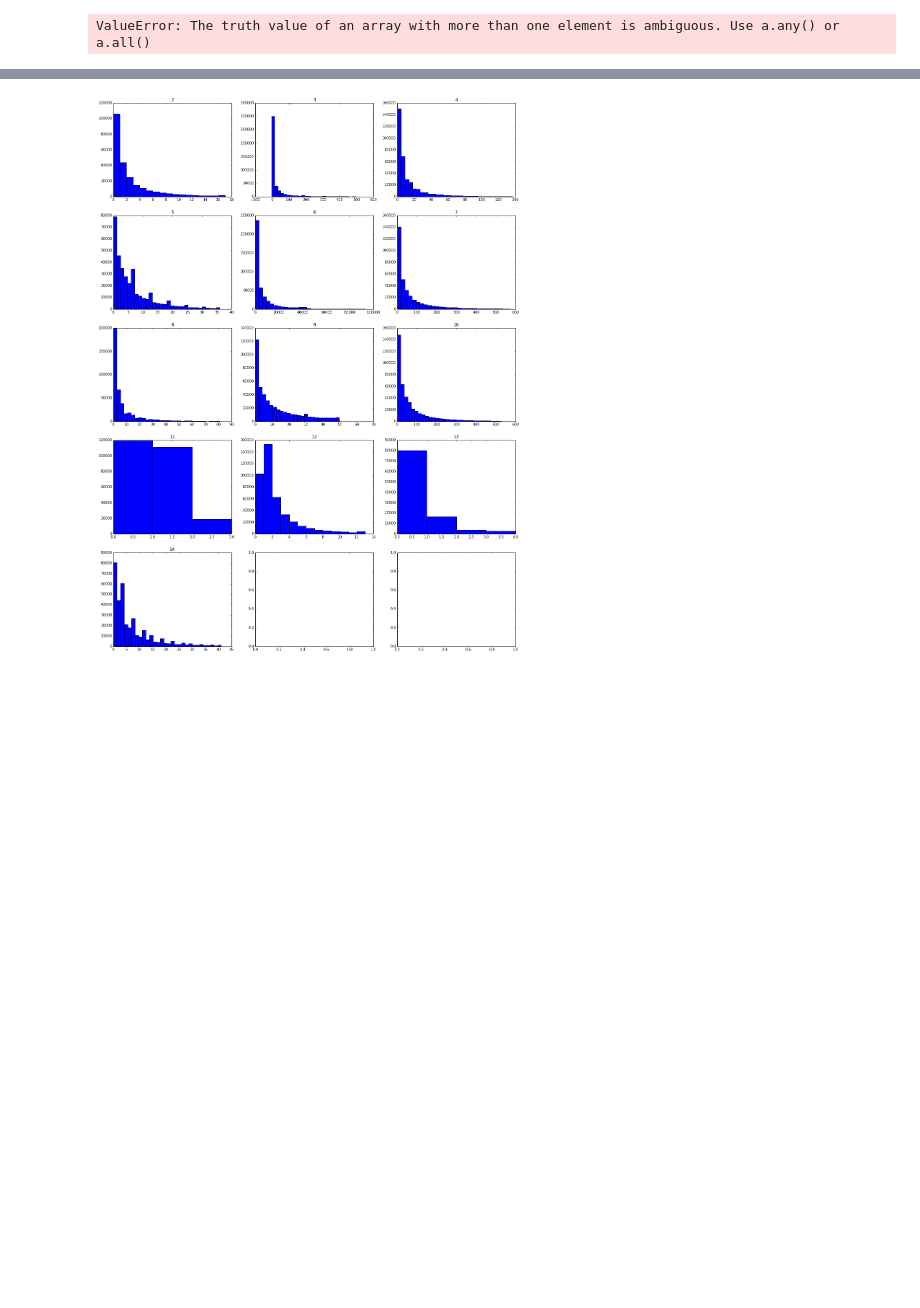
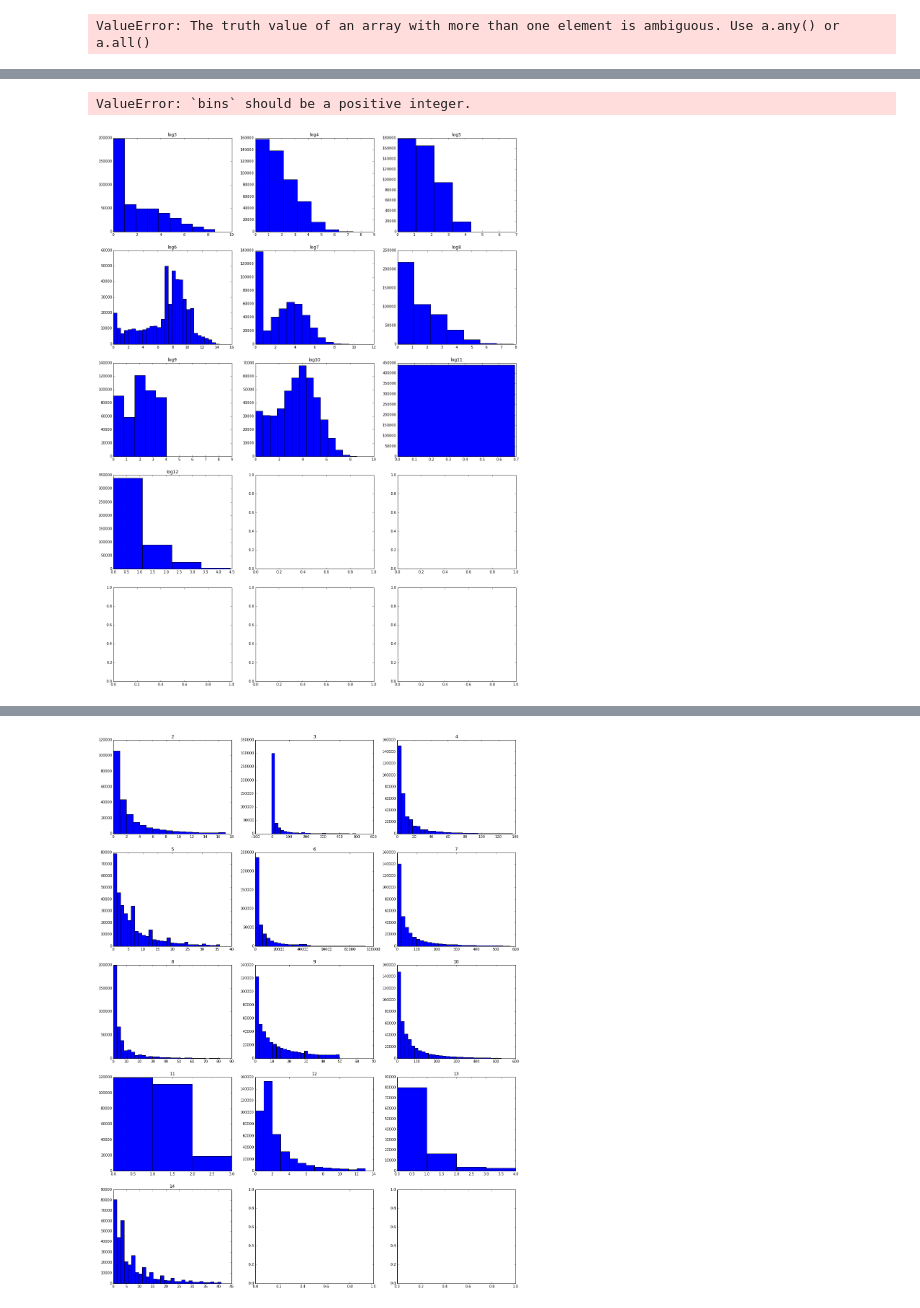
Before and after one commit to sutt/wnba, a Jupyter notebook: analysis/week1/PreProc1.ipynb, the cells around one changed output, grey strips where cells are left out. Cells and saved outputs as stored; diff of their text form; code cells hidden in the pictures; blank space fills up the shorter version.

```diff
--- a/analysis/week1/PreProc1.ipynb
+++ b/analysis/week1/PreProc1.ipynb
@@ -125,0 +109,9 @@ TypeError: only length-1 arrays can be converted to Python scalars
+# %%
+def log1(x):
+    return log( max(1,1 + np.nan_to_num(x)))
+# %%
+log3 = map(log1, pddf[3])
+#pddf.append( )
+# %%
+pddf['log3'] = log3
+print pddf.shape
@@ -125,0 +149,7 @@ TypeError: only length-1 arrays can be converted to Python scalars
+# %%
+for x in range(3,15):
+    col = 'log' + str(x)
+    pddf[col] = map(log1, pddf[x])
+
+print pddf.shape
+pddf.iloc[[0,1,2,3]]
@@ -125,0 +185,6 @@ TypeError: only length-1 arrays can be converted to Python scalars
+# %%
+col_list = map(lambda x: 'log' + str(x), range(3,15))
+myplot.MyPlot.all_hist(pddf,col_list )
+# %% [output]
+ValueError: `bins` should be a positive integer.
+[figure, added]
```
Also changed, not shown: parts of 18 cells of this notebook, 2 other files.
